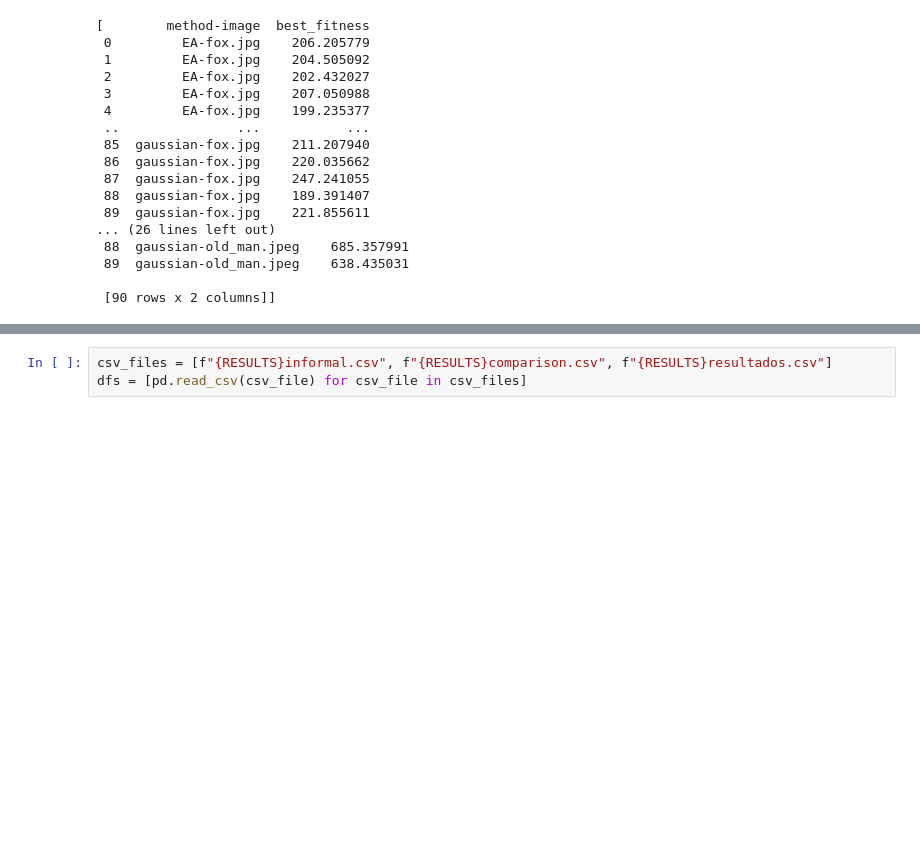
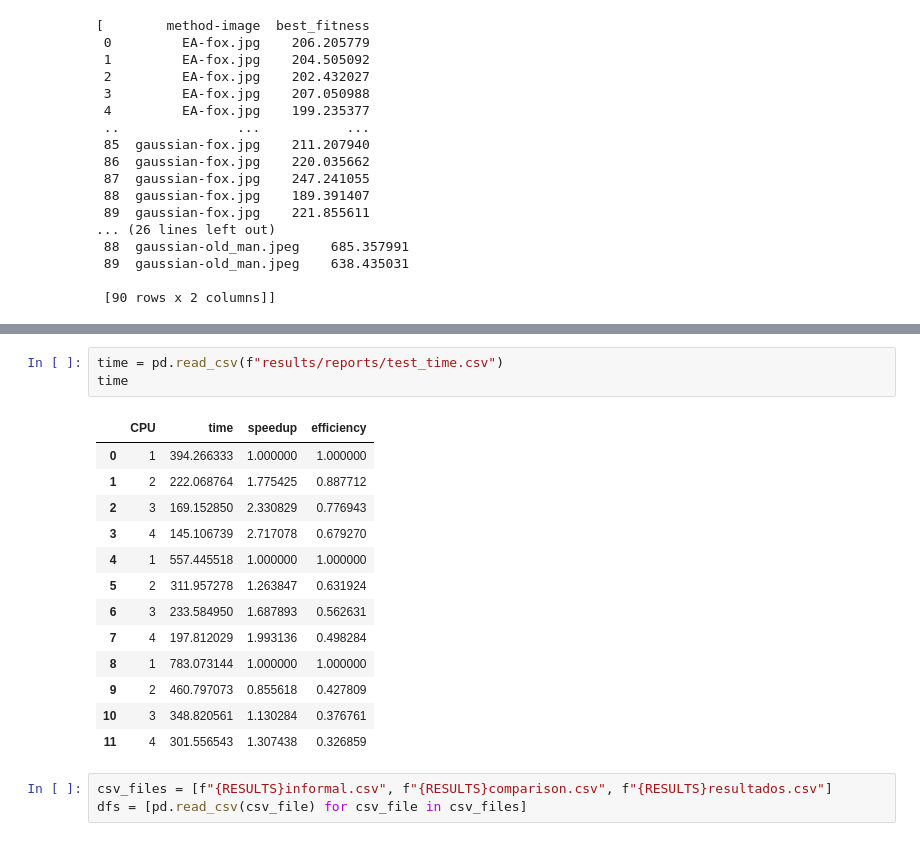
Before and after one commit to guidodinello/polygonal-evolutionary-algorithm, a Jupyter notebook: analysis.ipynb, the cells around one changed output, grey strips where cells are left out. Drawn from its saved outputs; the diff is of its cells as text; blank space fills up the shorter version.

```diff
--- a/analysis.ipynb
+++ b/analysis.ipynb
@@ -417,3 +447,20 @@ Es posible además que exista una configuración de los valores de mutación (Po
+# %%
+time = pd.read_csv(f"results/reports/test_time.csv")
+time
+# %% [output]
+|  | CPU | time | speedup | efficiency |
+| 0 | 1 | 394.266333 | 1.000000 | 1.000000 |
+| 1 | 2 | 222.068764 | 1.775425 | 0.887712 |
+| 2 | 3 | 169.152850 | 2.330829 | 0.776943 |
+| 3 | 4 | 145.106739 | 2.717078 | 0.679270 |
+| 4 | 1 | 557.445518 | 1.000000 | 1.000000 |
+| 5 | 2 | 311.957278 | 1.263847 | 0.631924 |
+| 6 | 3 | 233.584950 | 1.687893 | 0.562631 |
+| 7 | 4 | 197.812029 | 1.993136 | 0.498284 |
+| 8 | 1 | 783.073144 | 1.000000 | 1.000000 |
+| 9 | 2 | 460.797073 | 0.855618 | 0.427809 |
+| 10 | 3 | 348.820561 | 1.130284 | 0.376761 |
+| 11 | 4 | 301.556543 | 1.307438 | 0.326859 |
 # %%
 csv_files = [f"{RESULTS}informal.csv", f"{RESULTS}comparison.csv", f"{RESULTS}resultados.csv"]
 dfs = [pd.read_csv(csv_file) for csv_file in csv_files]
```
Also changed, not shown: parts of 63 cells of this notebook, 10 other files.
